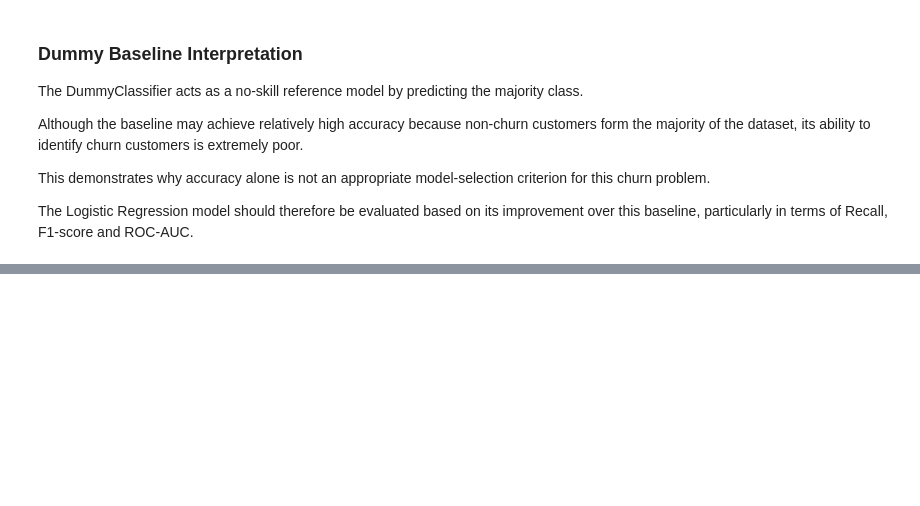
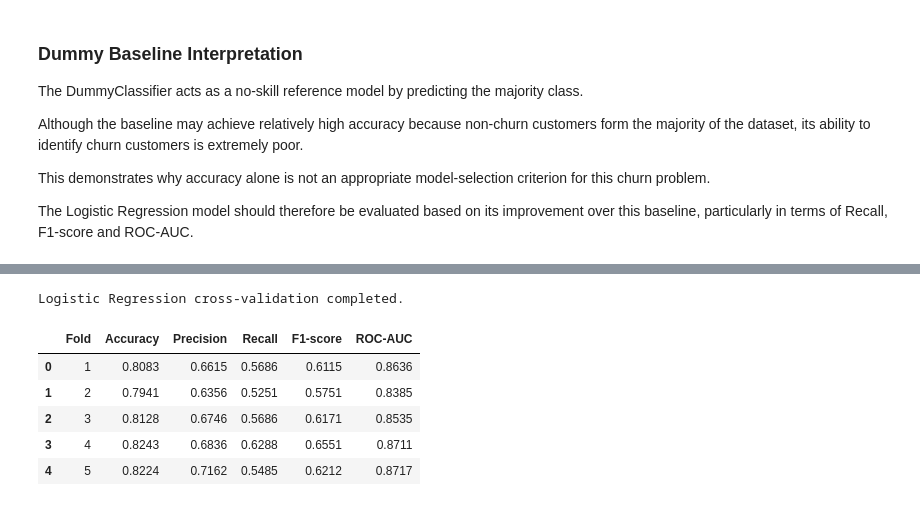
Before and after one commit to rgthimirad-cpu/Customer-Churn-Prediction-Business-Intelligence-System, a Jupyter notebook: Machine Learning/notebooks/01_logistic_regression.ipynb, the cells around one changed output, grey strips where cells are left out. Drawn from its saved outputs; the diff is of its cells as text; code cells hidden in the pictures; blank space fills up the shorter version.

Commit message:
feat : add logistic regression baseline evaluation

```diff
--- a/Machine Learning/notebooks/01_logistic_regression.ipynb
+++ b/Machine Learning/notebooks/01_logistic_regression.ipynb
@@ -1091,0 +1158,70 @@ The Logistic Regression model should therefore be evaluated based on its improve
+# %%
+# ==========================================
+# 37. Cross-Validate Logistic Regression
+# ==========================================
+
+logistic_cv_results = cross_validate(
+    estimator=logistic_pipeline,
+    X=X_train,
+    y=y_train,
+    cv=cv,
+    scoring=SCORING,
+    return_train_score=True,
+    n_jobs=-1
+)
+
+print(
+    "Logistic Regression cross-validation completed."
+)
+# %% [output]
+Logistic Regression cross-validation completed.
+# %%
+# ==========================================
+# 38. Logistic Regression Fold Results
+# ==========================================
+
+logistic_fold_results = pd.DataFrame({
+    "Fold": range(1, N_SPLITS + 1),
+
+    "Accuracy": (
+        logistic_cv_results["test_accuracy"]
+    ),
+
+    "Precision": (
+        logistic_cv_results["test_precision"]
+    ),
+
+    "Recall": (
+        logistic_cv_results["test_recall"]
+    ),
+
+    "F1-score": (
+        logistic_cv_results["test_f1"]
+    ),
+
+    "ROC-AUC": (
+        logistic_cv_results["test_roc_auc"]
+    )
+})
+
+numeric_columns = [
+    "Accuracy",
+    "Precision",
+    "Recall",
+    "F1-score",
+    "ROC-AUC"
+]
+
+logistic_fold_results[numeric_columns] = (
+    logistic_fold_results[numeric_columns]
+    .round(4)
+)
+
+logistic_fold_results
+# %% [output]
+|  | Fold | Accuracy | Precision | Recall | F1-score | ROC-AUC |
+| 0 | 1 | 0.8083 | 0.6615 | 0.5686 | 0.6115 | 0.8636 |
+| 1 | 2 | 0.7941 | 0.6356 | 0.5251 | 0.5751 | 0.8385 |
+| 2 | 3 | 0.8128 | 0.6746 | 0.5686 | 0.6171 | 0.8535 |
+| 3 | 4 | 0.8243 | 0.6836 | 0.6288 | 0.6551 | 0.8711 |
+| 4 | 5 | 0.8224 | 0.7162 | 0.5485 | 0.6212 | 0.8717 |
```
Also changed, not shown: parts of 8 cells of this notebook.
